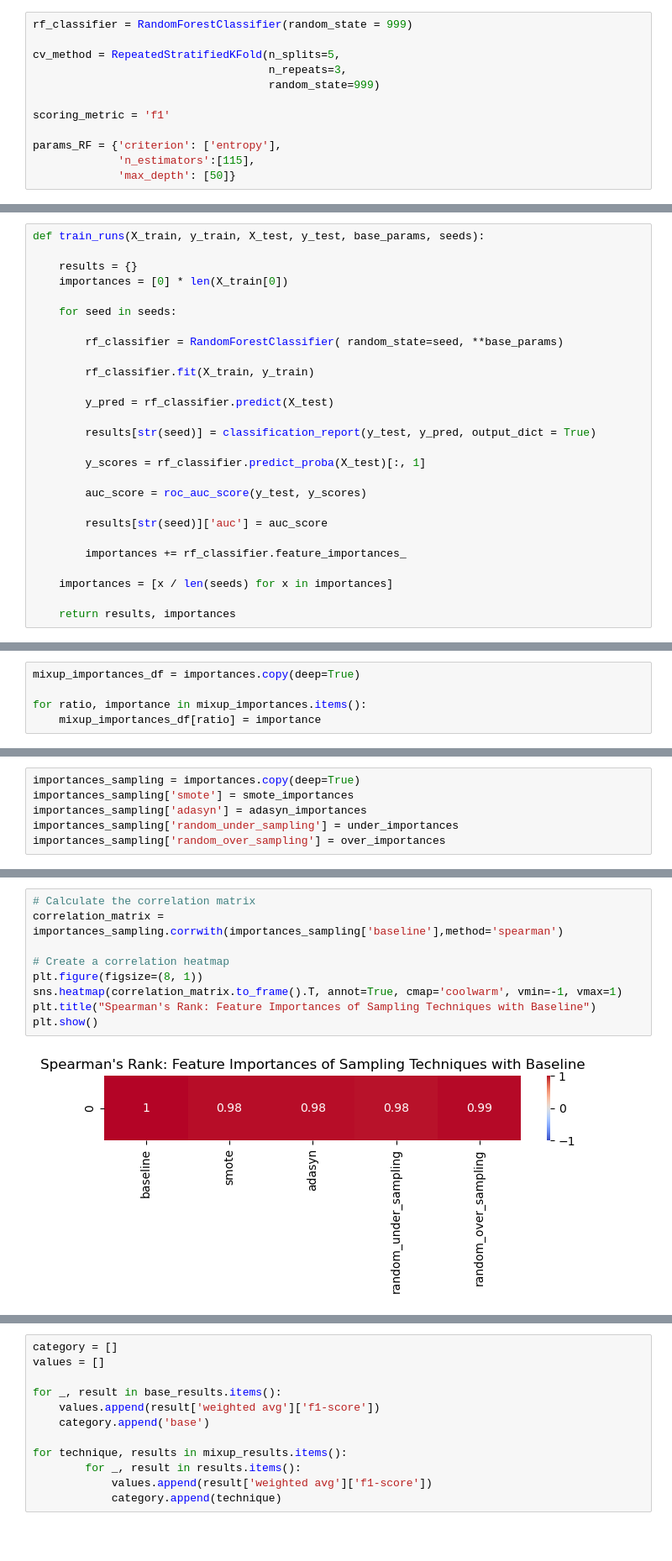
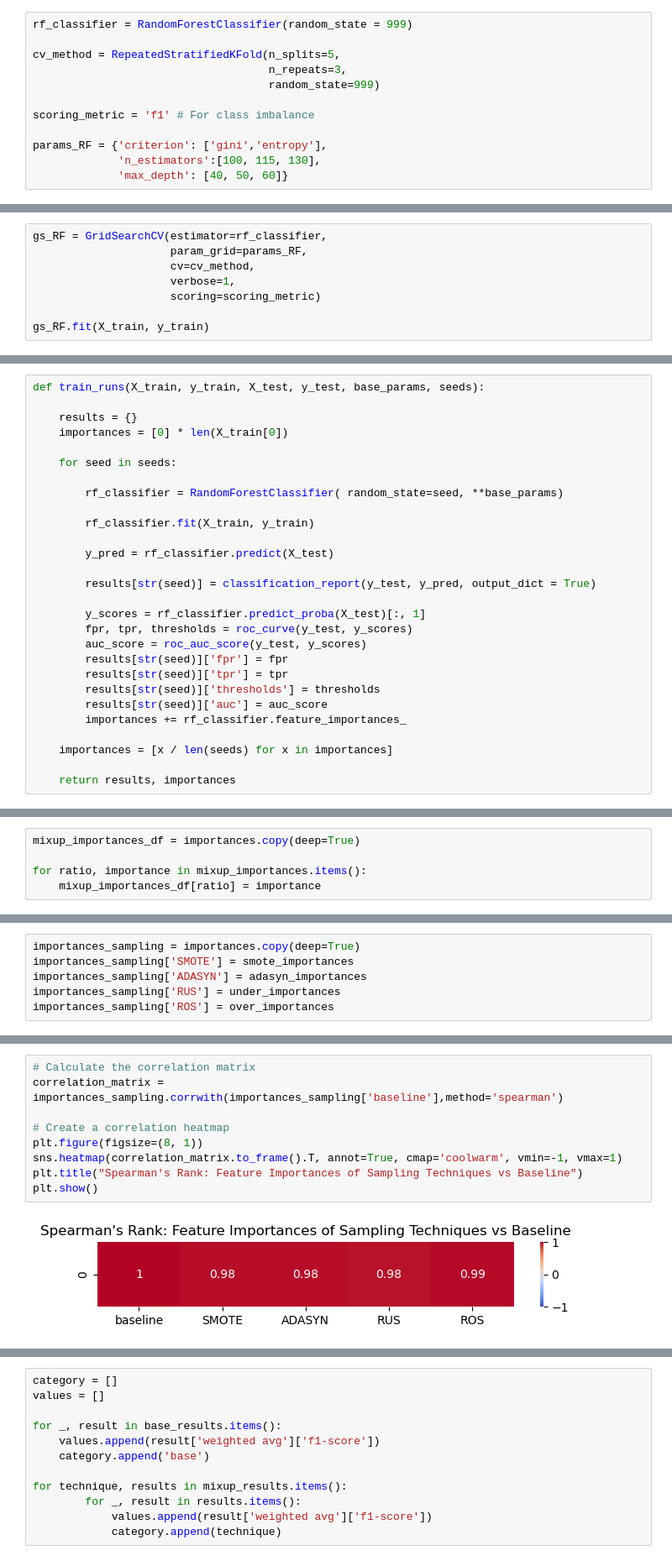
Before and after one commit to rocreguant/data-augmentation-genetics, a Jupyter notebook: Data Augmentation - Final.ipynb, the cells around one changed output, grey strips where cells are left out. Shown at 84% size. Cells and saved outputs as stored; diff of their text form; blank space fills up the shorter version.

```diff
--- a/Data Augmentation - Final.ipynb
+++ b/Data Augmentation - Final.ipynb
@@ -286,8 +241,8 @@ cv_method = RepeatedStratifiedKFold(n_splits=5,
                                     n_repeats=3,
                                     random_state=999)
 
-scoring_metric = 'f1'
+scoring_metric = 'f1' # For class imbalance
 
-params_RF = {'criterion': ['entropy'],
-             'n_estimators':[115],
-             'max_depth': [50]}
+params_RF = {'criterion': ['gini','entropy'],
+             'n_estimators':[100, 115, 130],
+             'max_depth': [40, 50, 60]}
@@ -293,0 +251,8 @@ params_RF = {'criterion': ['entropy'],
+# %%
+gs_RF = GridSearchCV(estimator=rf_classifier,
+                     param_grid=params_RF,
+                     cv=cv_method,
+                     verbose=1,
+                     scoring=scoring_metric)
+
+gs_RF.fit(X_train, y_train)
@@ -335,11 +319,12 @@ def train_runs(X_train, y_train, X_test, y_test, base_params, seeds):
         results[str(seed)] = classification_report(y_test, y_pred, output_dict = True)
 
         y_scores = rf_classifier.predict_proba(X_test)[:, 1]
-
+        fpr, tpr, thresholds = roc_curve(y_test, y_scores)
         auc_score = roc_auc_score(y_test, y_scores)
-
+        results[str(seed)]['fpr'] = fpr
+        results[str(seed)]['tpr'] = tpr
+        results[str(seed)]['thresholds'] = thresholds
         results[str(seed)]['auc'] = auc_score
-
         importances += rf_classifier.feature_importances_
 
     importances = [x / len(seeds) for x in importances]
@@ -451,9 +660,9 @@ plt.show()
 # %%
 importances_sampling = importances.copy(deep=True)
-importances_sampling['smote'] = smote_importances
-importances_sampling['adasyn'] = adasyn_importances
-importances_sampling['random_under_sampling'] = under_importances
-importances_sampling['random_over_sampling'] = over_importances
+importances_sampling['SMOTE'] = smote_importances
+importances_sampling['ADASYN'] = adasyn_importances
+importances_sampling['RUS'] = under_importances
+importances_sampling['ROS'] = over_importances
 # %%
 sns.pairplot(
     importances_sampling,
@@ -468,14 +677,14 @@ plt.show()
 # %%
 # Calculate the correlation matrix
 correlation_matrix = importances_sampling.corrwith(importances_sampling['baseline'],method='spearman')
 
 # Create a correlation heatmap
 plt.figure(figsize=(8, 1))
 sns.heatmap(correlation_matrix.to_frame().T, annot=True, cmap='coolwarm', vmin=-1, vmax=1)
-plt.title("Spearman's Rank: Feature Importances of Sampling Techniques with Baseline")
+plt.title("Spearman's Rank: Feature Importances of Sampling Techniques vs Baseline")
 plt.show()
 # %% [output]
-[figure, old version]
+[figure, new version]
 # %%
 correlation_matrix = importances_sampling.corrwith(importances_sampling['baseline'],method='kendall')
 
```
Also changed, not shown: parts of 124 cells of this notebook.
